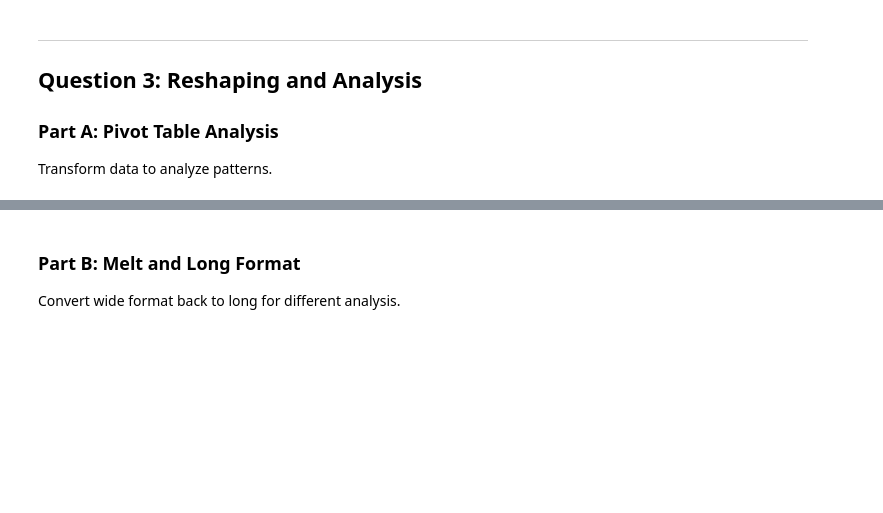
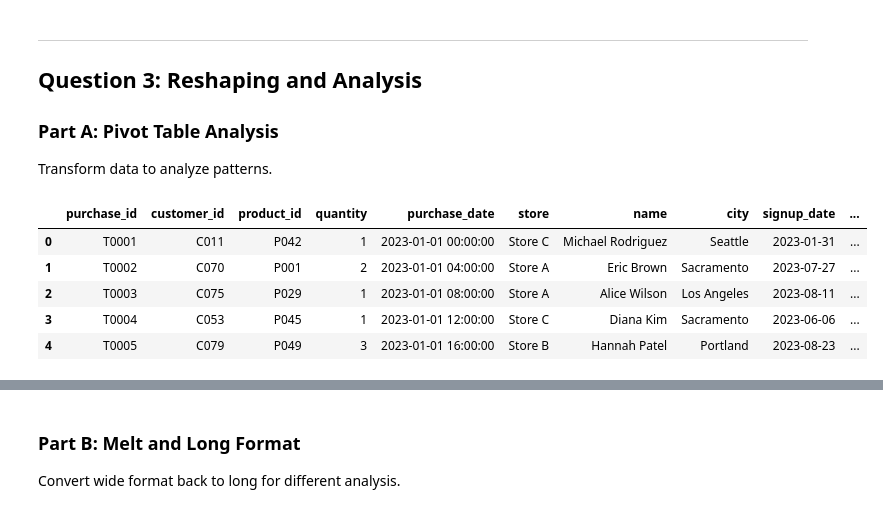
Before and after one commit to UCSF-DataSci/ds217-06-wrangling-jiaxin-su1, a Jupyter notebook: assignment.ipynb, the cells around one changed output, grey strips where cells are left out. Saved outputs shown, nothing was run; the diff lists cells and outputs as text; code cells hidden in the pictures; blank space fills up the shorter version.

```diff
--- a/assignment.ipynb
+++ b/assignment.ipynb
@@ -343,13 +415,20 @@ Transform data to analyze patterns.
 # %%
 # TODO: Load the merged data from Question 1
 # This already has purchases merged with customers and products (and total_price calculated)
 # Hint: pd.read_csv('output/q1_merged_data.csv')
-full_data = None
+full_data = pd.read_csv('output/q1_merged_data.csv')
 
 # Add month column for grouping (YYYY-MM format like "2023-01")
 full_data['month'] = pd.to_datetime(full_data['purchase_date']).dt.strftime('%Y-%m')
 
 display(full_data.head())
+# %% [output]
+|  | purchase_id | customer_id | product_id | quantity | purchase_date | store | name | city | signup_date | ... |
+| 0 | T0001 | C011 | P042 | 1 | 2023-01-01 00:00:00 | Store C | Michael Rodriguez | Seattle | 2023-01-31 | ... |
+| 1 | T0002 | C070 | P001 | 2 | 2023-01-01 04:00:00 | Store A | Eric Brown | Sacramento | 2023-07-27 | ... |
+| 2 | T0003 | C075 | P029 | 1 | 2023-01-01 08:00:00 | Store A | Alice Wilson | Los Angeles | 2023-08-11 | ... |
+| 3 | T0004 | C053 | P045 | 1 | 2023-01-01 12:00:00 | Store C | Diana Kim | Sacramento | 2023-06-06 | ... |
+| 4 | T0005 | C079 | P049 | 3 | 2023-01-01 16:00:00 | Store B | Hannah Patel | Portland | 2023-08-23 | ... |
 # %%
 # TODO: Create pivot table - sales by category and month
 # Use pivot_table to handle duplicate entries (aggregate with sum)
```
Also changed, not shown: parts of 14 cells of this notebook, 3 other files.
